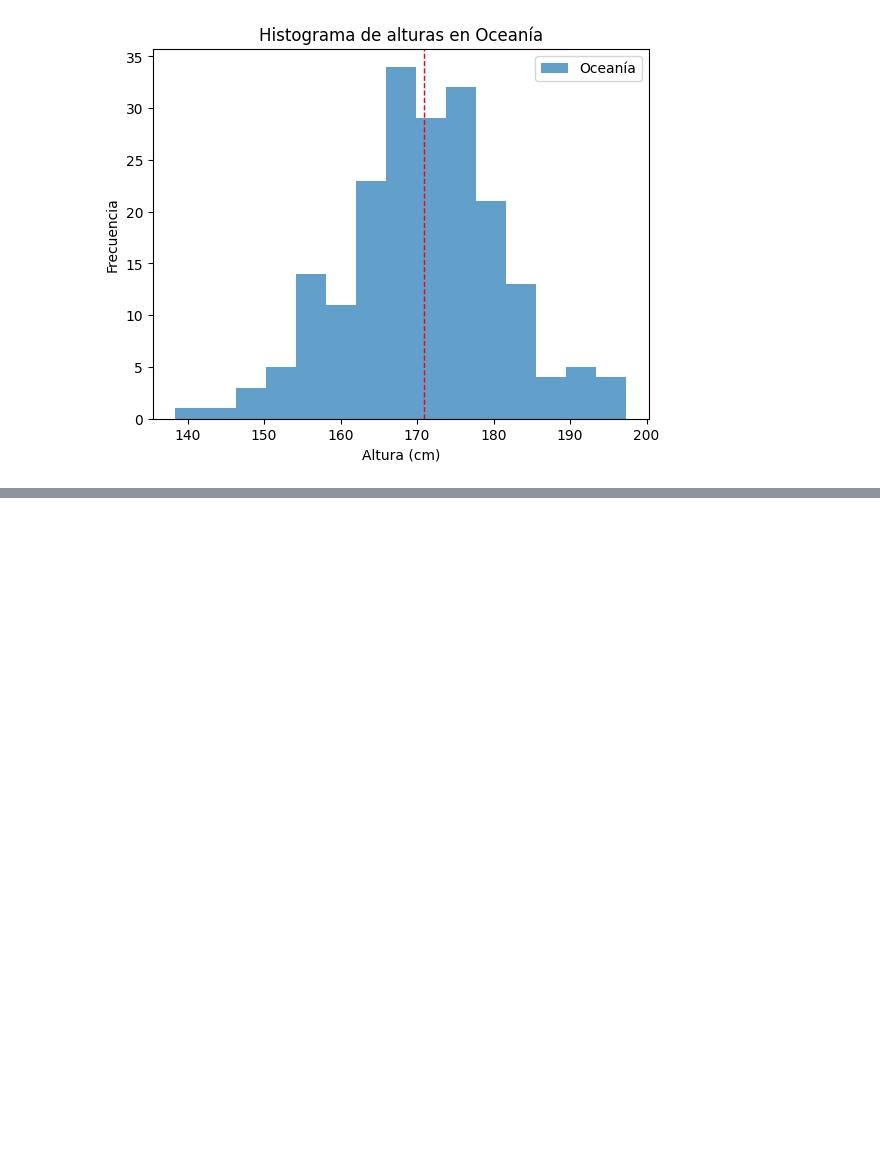
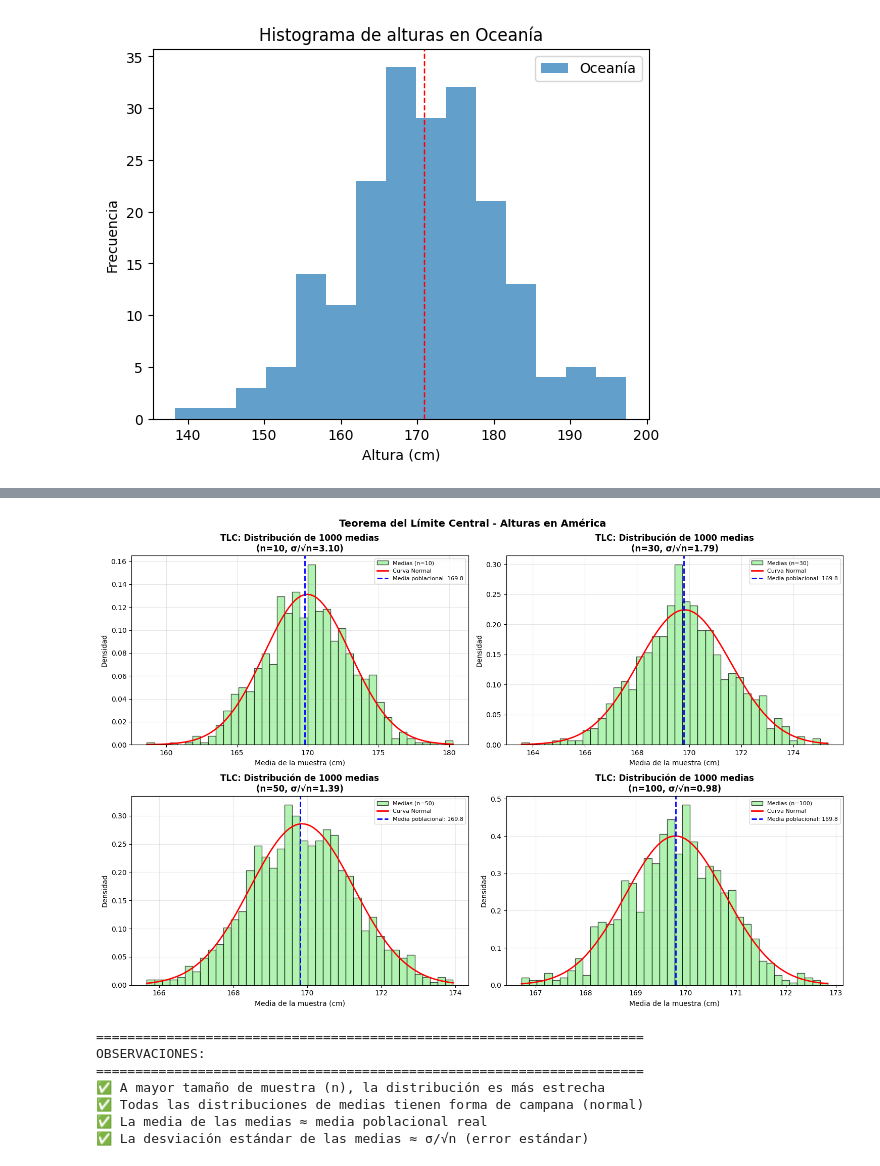
Before and after one commit to DariusClover/INTELIGENCIA-ARTIFICIAL, a Jupyter notebook: Taller2/Taller2.ipynb, the cells around one changed output, grey strips where cells are left out. Drawn from its saved outputs; the diff is of its cells as text; code cells hidden in the pictures; blank space fills up the shorter version.

```diff
--- a/Taller2/Taller2.ipynb
+++ b/Taller2/Taller2.ipynb
@@ -61,0 +235,69 @@ Intervalo de confianza del 95%: (169.45, 172.32) cm
+# %%
+# Demostración del Teorema del Límite Central con alturas de América
+
+# Tomar 1000 muestras de diferentes tamaños y calcular sus medias
+tamaños_muestra = [10, 30, 50, 100]
+num_muestras = 1000
+
+fig, axes = plt.subplots(2, 2, figsize=(15, 10))
+axes = axes.flatten()
+
+print("="*70)
+print("TEOREMA DEL LÍMITE CENTRAL - Distribución de Medias Muestrales")
+print("="*70)
+
+for idx, n in enumerate(tamaños_muestra):
+    medias_muestrales = []
+
+    # Tomar 1000 muestras y calcular la media de cada una
+    for i in range(num_muestras):
+        muestra = poblacion_america["altura"].sample(n=n, replace=True)
+        medias_muestrales.append(muestra.mean())
+
+    medias_muestrales = np.array(medias_muestrales)
+
+    # Calcular parámetros de la distribución de medias
+    media_de_medias = medias_muestrales.mean()
+    std_de_medias = medias_muestrales.std()
+
+    # Error estándar teórico: σ / √n
+    error_estandar_teorico = std_poblacion_america / np.sqrt(n)
+
+    print(f"\nTamaño de muestra n={n}:")
+    print(f"  Media de las medias: {media_de_medias:.2f} cm")
+    print(f"  Desv. Std de las medias: {std_de_medias:.2f} cm")
+    print(f"  Error estándar teórico (σ/√n): {error_estandar_teorico:.2f} cm")
+
+    # Visualización
+    axes[idx].hist(medias_muestrales, bins=40, density=True, alpha=0.7,
+                   color='lightgreen', edgecolor='black', label=f'Medias (n={n})')
+
+    # Curva normal teórica para la distribución de medias
+    x_medias = np.linspace(medias_muestrales.min(), medias_muestrales.max(), 100)
+    curva_medias = stats.norm.pdf(x_medias, media_de_medias, std_de_medias)
+    axes[idx].plot(x_medias, curva_medias, 'r-', linewidth=2, label='Curva Normal')
+
+    # Marcar la media poblacional real
+    axes[idx].axvline(media_poblacion_america, color='blue', linestyle='--',
+                      linewidth=2, label=f'Media poblacional: {media_poblacion_america:.1f}')
+
+    axes[idx].set_title(f'TLC: Distribución de {num_muestras} medias\n(n={n}, σ/√n={error_estandar_teorico:.2f})',
+                       fontweight='bold')
+    axes[idx].set_xlabel('Media de la muestra (cm)')
+    axes[idx].set_ylabel('Densidad')
+    axes[idx].legend(fontsize=8)
+    axes[idx].grid(True, alpha=0.3)
+
+plt.suptitle(f'Teorema del Límite Central - Alturas en {continente_ejemplo}',
+             fontsize=14, fontweight='bold')
+plt.tight_layout()
+plt.show()
+
+print("\n" + "="*70)
+print("OBSERVACIONES:")
+print("="*70)
+print("✅ A mayor tamaño de muestra (n), la distribución es más estrecha")
+print("✅ Todas las distribuciones de medias tienen forma de campana (normal)")
+print("✅ La media de las medias ≈ media poblacional real")
+print("✅ La desviación estándar de las medias ≈ σ/√n (error estándar)")
+# %% [output]
@@ -61,0 +321,8 @@ Intervalo de confianza del 95%: (169.45, 172.32) cm
+[figure, added]
+======================================================================
+OBSERVACIONES:
+======================================================================
+✅ A mayor tamaño de muestra (n), la distribución es más estrecha
+✅ Todas las distribuciones de medias tienen forma de campana (normal)
+✅ La media de las medias ≈ media poblacional real
+✅ La desviación estándar de las medias ≈ σ/√n (error estándar)
```
Also changed, not shown: parts of 6 cells of this notebook.
